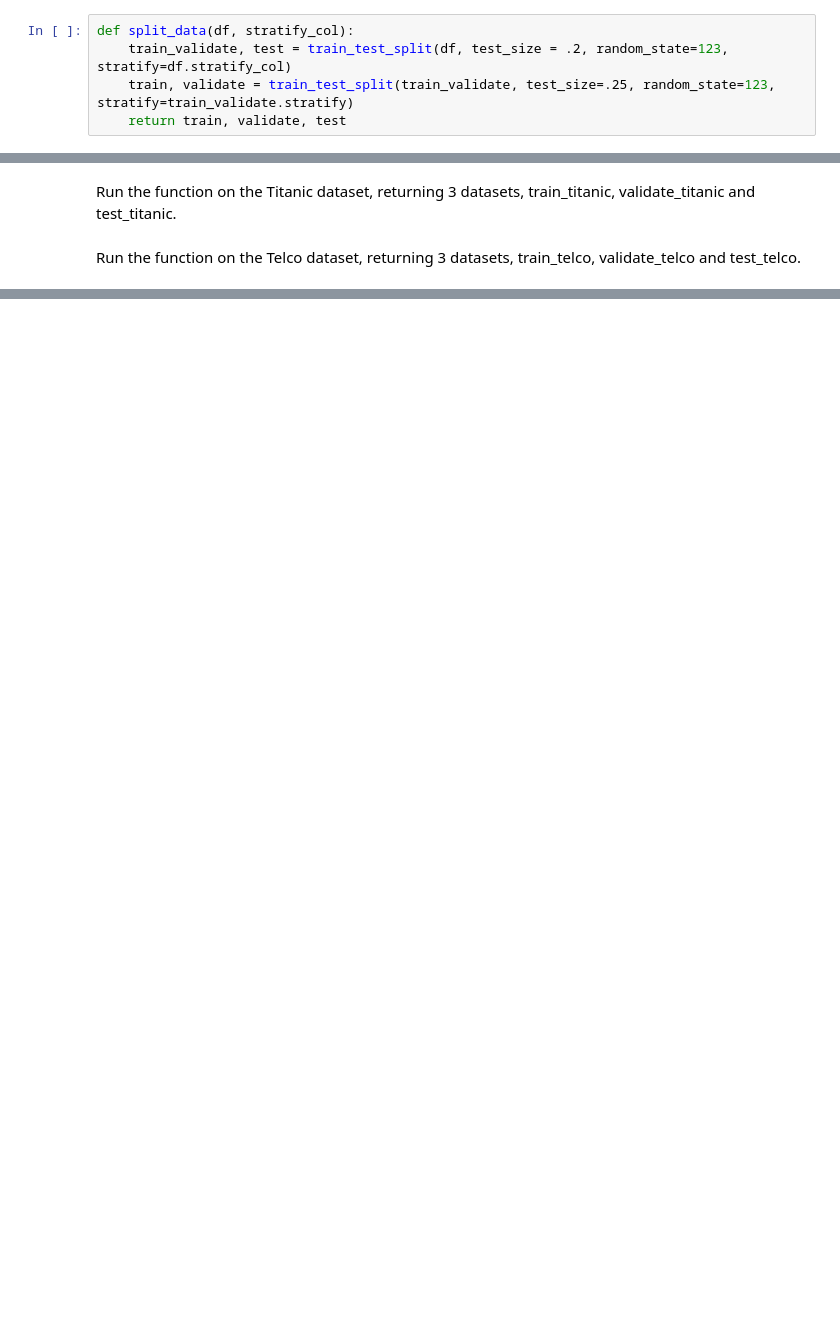
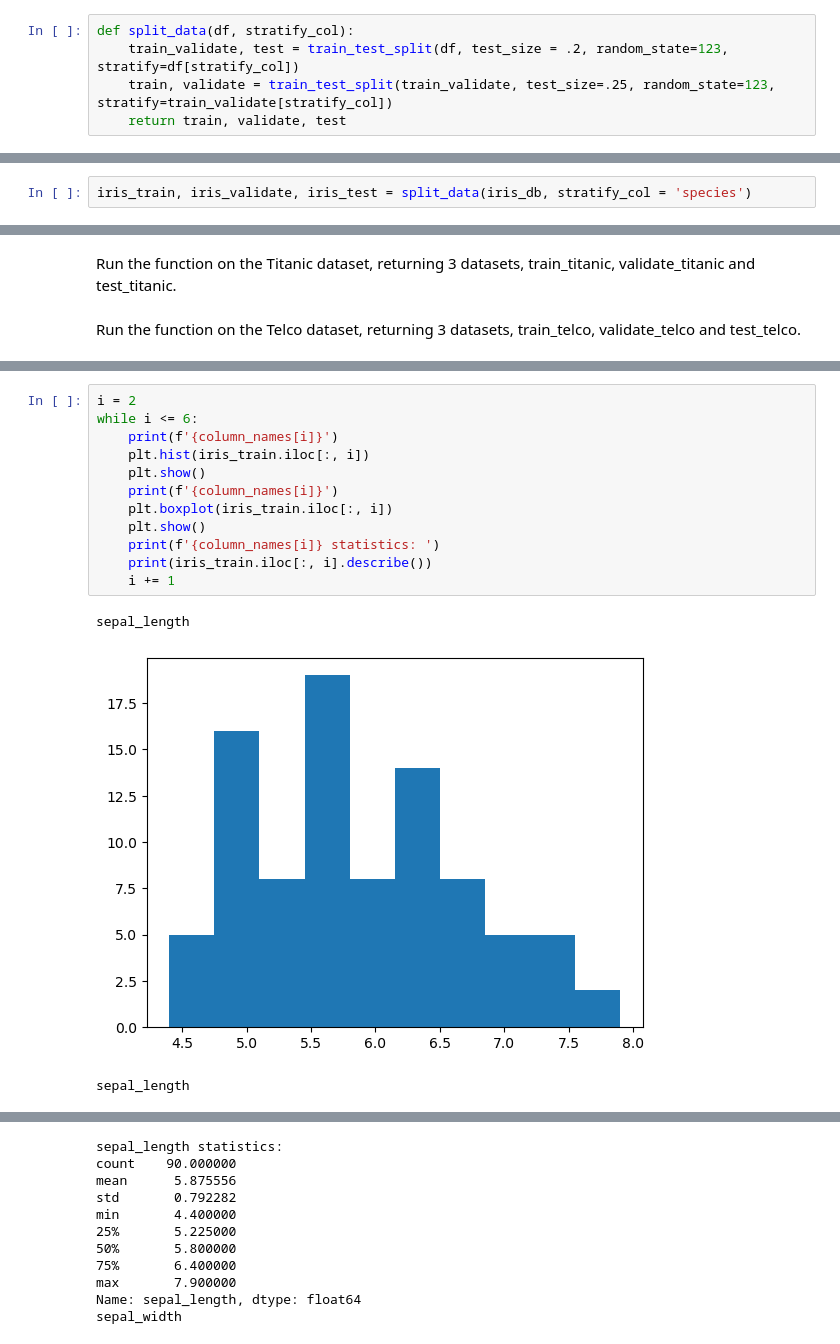
Before and after one commit to Alfred-W-S-Pirovits-Jr/classification-exercises, a Jupyter notebook: classification_exercises.ipynb, the cells around one changed output, grey strips where cells are left out. Cells and saved outputs as stored; diff of their text form; blank space fills up the shorter version.

```diff
--- a/classification_exercises.ipynb
+++ b/classification_exercises.ipynb
@@ -830,8 +832,8 @@ def prep_telco():
 Write a function to split your data into train, test and validate datasets. Add this function to prepare.py.
 # %%
 def split_data(df, stratify_col):
-    train_validate, test = train_test_split(df, test_size = .2, random_state=123, stratify=df.stratify_col)
-    train, validate = train_test_split(train_validate, test_size=.25, random_state=123, stratify=train_validate.stratify)
+    train_validate, test = train_test_split(df, test_size = .2, random_state=123, stratify=df[stratify_col])
+    train, validate = train_test_split(train_validate, test_size=.25, random_state=123, stratify=train_validate[stratify_col])
     return train, validate, test
 # %% [markdown]
 Run the function in your notebook on the Iris dataset, returning 3 datasets, train_iris, validate_iris and test_iris.
@@ -837,0 +860,2 @@ Run the function in your notebook on the Iris dataset, returning 3 datasets, tra
+# %%
+iris_train, iris_validate, iris_test = split_data(iris_db, stratify_col = 'species')
@@ -841,0 +942,16 @@ Run the function on the Telco dataset, returning 3 datasets, train_telco, valida
+# %%
+i = 2
+while i <= 6:
+    print(f'{column_names[i]}')
+    plt.hist(iris_train.iloc[:, i])
+    plt.show()
+    print(f'{column_names[i]}')
+    plt.boxplot(iris_train.iloc[:, i])
+    plt.show()
+    print(f'{column_names[i]} statistics: ')
+    print(iris_train.iloc[:, i].describe())
+    i += 1
+# %% [output]
+sepal_length
+[figure, added]
+sepal_length
@@ -841,0 +959,11 @@ Run the function on the Telco dataset, returning 3 datasets, train_telco, valida
+sepal_length statistics:
+count    90.000000
+mean      5.875556
+std       0.792282
+min       4.400000
+25%       5.225000
+50%       5.800000
+75%       6.400000
+max       7.900000
+Name: sepal_length, dtype: float64
+sepal_width
```
Also changed, not shown: parts of 85 cells of this notebook.
